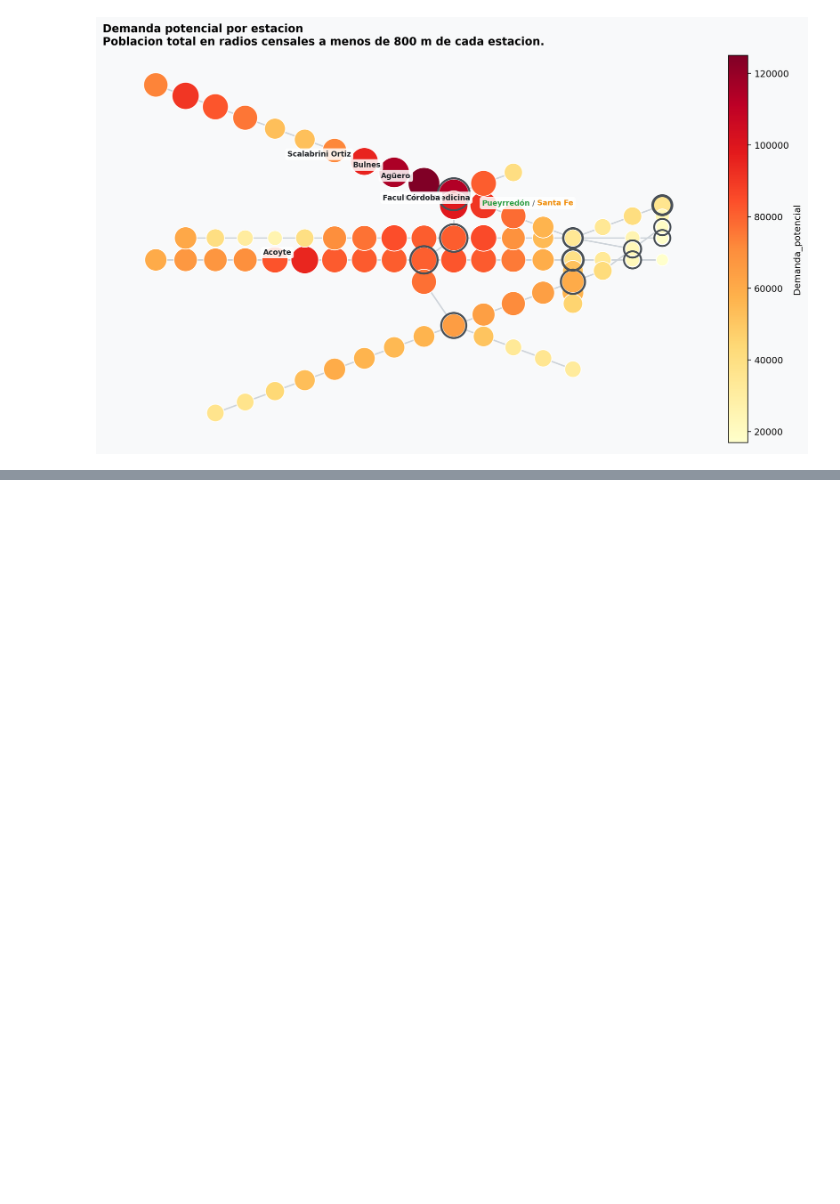
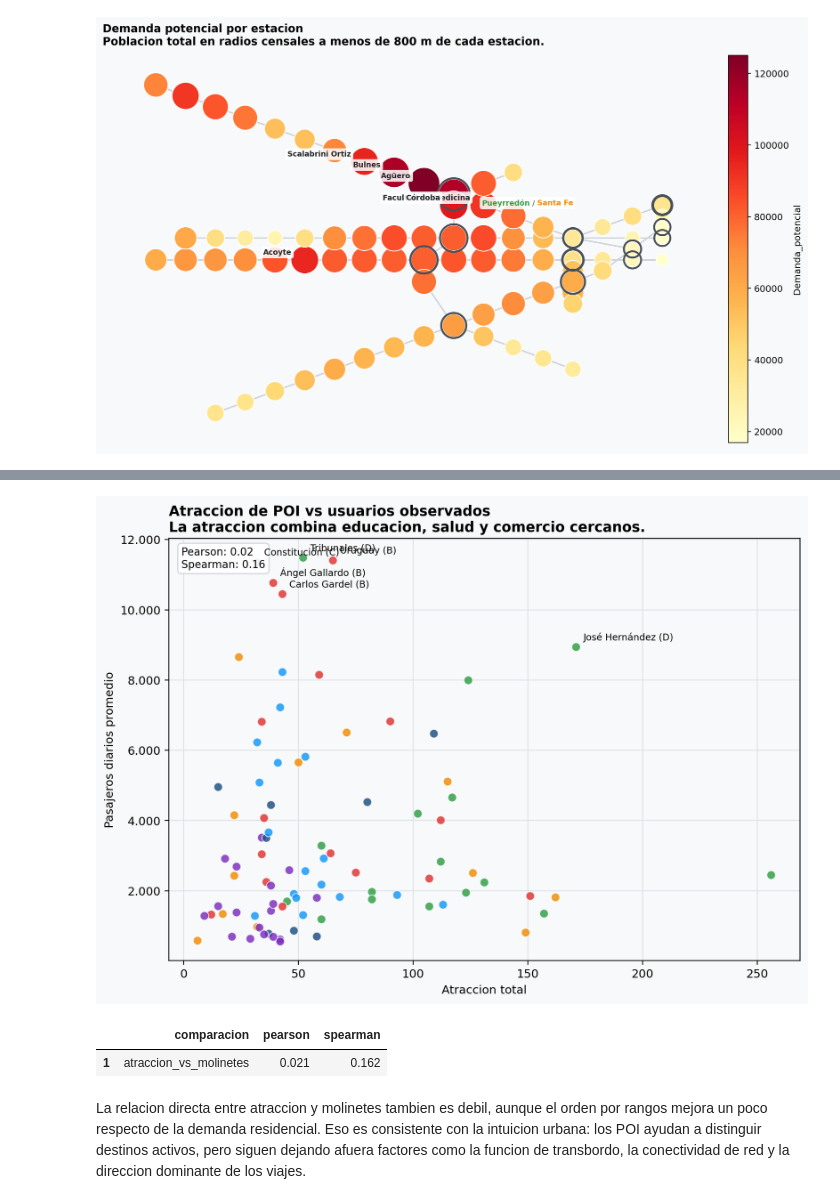
Before and after one commit to jicanta/subway, a Jupyter notebook: analisis_mercado_y_atraccion_subte_caba.ipynb, the cells around one changed output, grey strips where cells are left out. Saved outputs shown, nothing was run; the diff lists cells and outputs as text; code cells hidden in the pictures; blank space fills up the shorter version.

```diff
--- a/analisis_mercado_y_atraccion_subte_caba.ipynb
+++ b/analisis_mercado_y_atraccion_subte_caba.ipynb
@@ -139,3 +283,12 @@ top_attraction
 # %%
 display(Image(filename=str(FIGURES_DIR / 'atraccion_vs_molinetes.png')))
-correlations[correlations['comparacion'] == 'atraccion_vs_molinetes']
+correlations[correlations['comparacion'] == 'atraccion_vs_molinetes'].assign(
+    pearson=lambda df: df['pearson'].round(3),
+    spearman=lambda df: df['spearman'].round(3),
+)
+# %% [output]
+[figure, added]
+|  | comparacion | pearson | spearman |
+| 1 | atraccion_vs_molinetes | 0.021 | 0.162 |
+# %% [markdown]
+La relacion directa entre atraccion y molinetes tambien es debil, aunque el orden por rangos mejora un poco respecto de la demanda residencial. Eso es consistente con la intuicion urbana: los POI ayudan a distinguir destinos activos, pero siguen dejando afuera factores como la funcion de transbordo, la conectividad de red y la direccion dominante de los viajes.
```
Also changed, not shown: parts of 23 cells of this notebook, 4 other files.
